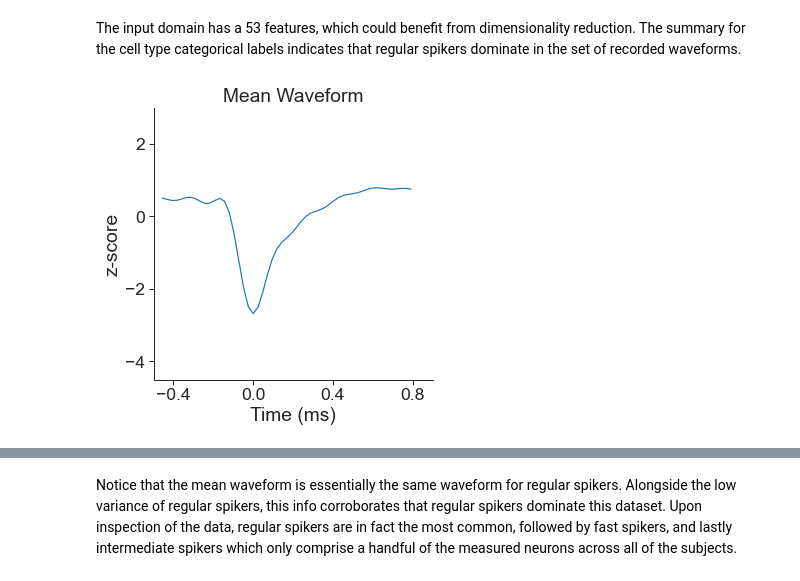
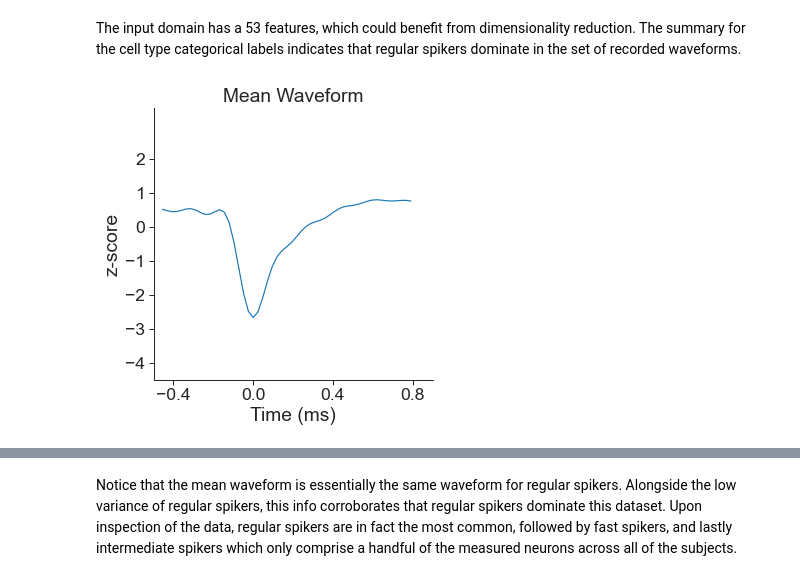
Before and after one commit to zstoebs/neural_dim_reduction, a Jupyter notebook: neural_PCA.ipynb, the cells around one changed output, grey strips where cells are left out. Drawn from its saved outputs; the diff is of its cells as text; code cells hidden in the pictures.

```diff
--- a/neural_PCA.ipynb
+++ b/neural_PCA.ipynb
@@ -46,3 +21,7 @@ dataset = pd.concat(dataset)
+# %%
+### data setup
+
+dataset = get_dataset()
 # %%
 ### summary stats (before feature scaling)
 
@@ -103,10 +66,10 @@ def meta(title,xlab,ylab):
 # %%
 ### visualize mean waveform
 
 plt.plot(features,np.mean(X,axis=0))
-meta('Mean Waveform','Time (ms)','z-score')
+plotting.meta('Mean Waveform','Time (ms)','z-score')
 fig = plt.gcf()
 fig.set_size_inches(5, 5)
 fig.savefig("imgs/mean_waveform.png")
 # %% [output]
-[figure, old version]
+[figure, new version]
```
Also changed, not shown: parts of 17 cells of this notebook, 20 other files.
